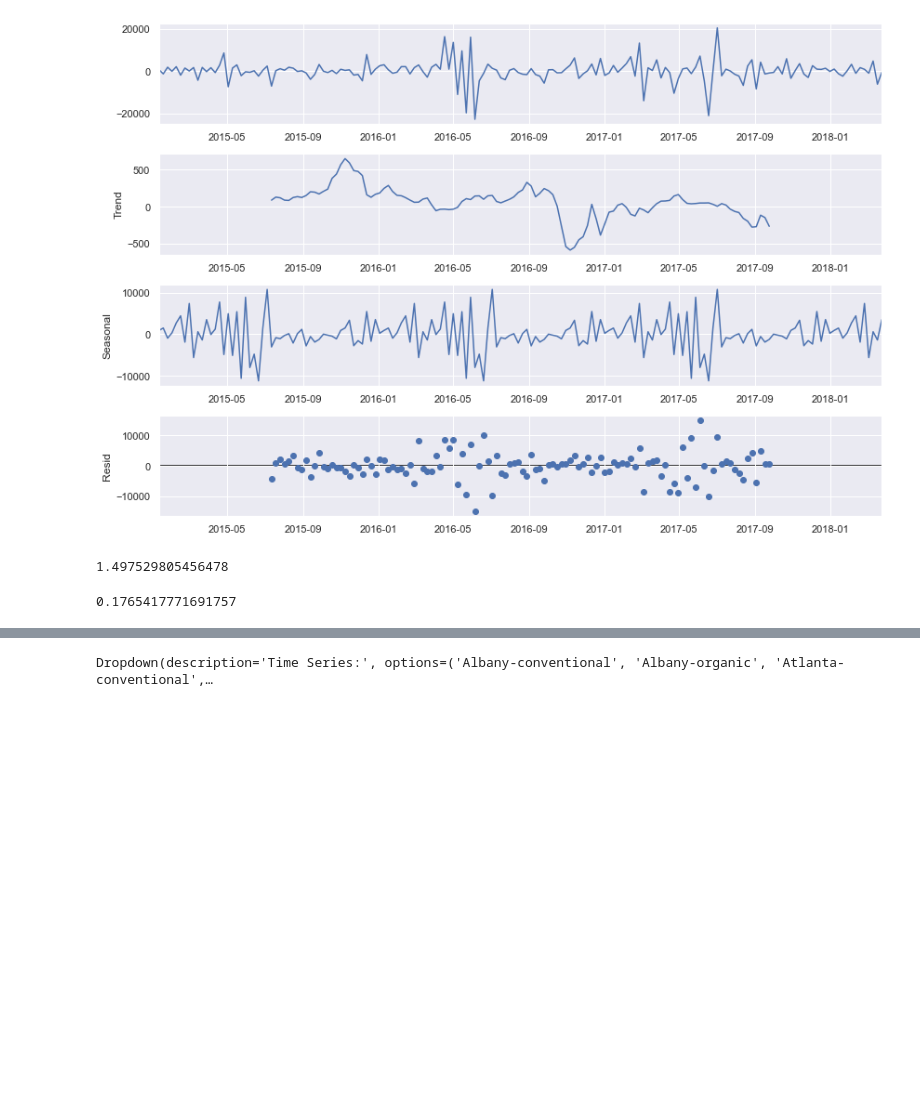
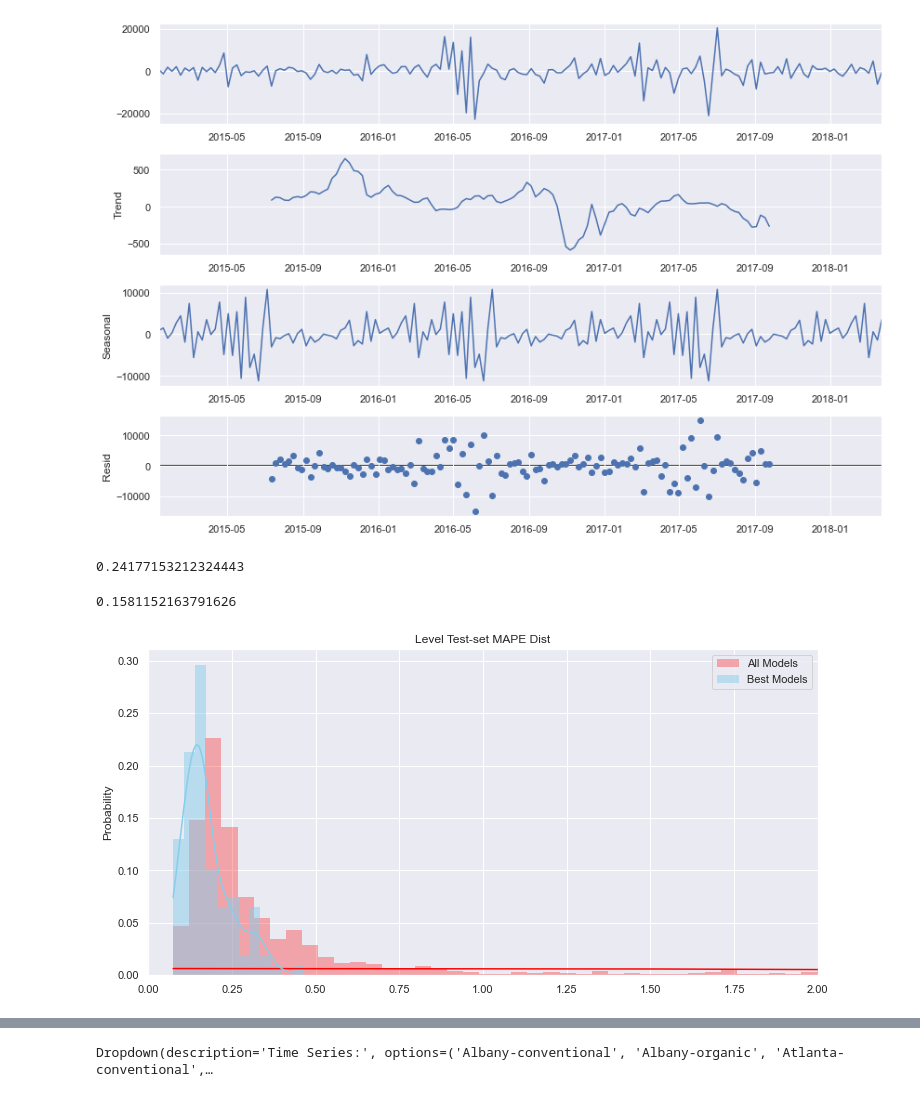
Before and after one commit to mikekeith52/scalecast, a Jupyter notebook: examples/avocados.ipynb, the cells around one changed output, grey strips where cells are left out. Cells and saved outputs as stored; diff of their text form; code cells hidden in the pictures; blank space fills up the shorter version.

```diff
--- a/examples/avocados.ipynb
+++ b/examples/avocados.ipynb
@@ -123,11 +129,22 @@ for k, f in avc.items():
 
 forecast_info.to_csv('avocado_model_summaries.csv',index=False)
 # %%
-forecast_info['LevelTestSetMAPE'].mean()
+forecast_info['LevelTestSetMAPE'].median()
 # %% [output]
-1.497529805456478
+0.24177153212324443
 # %%
-forecast_info.loc[forecast_info['best_model'] == True, 'LevelTestSetMAPE'].mean()
+forecast_info.loc[forecast_info['best_model'], 'LevelTestSetMAPE'].median()
 # %% [output]
-0.1765417771691757
+0.1581152163791626
+# %%
+sns.set(rc={'figure.figsize':(12,6)})
+sns.histplot(forecast_info['LevelTestSetMAPE'], color='red', label='All Models',alpha=.3,stat='probability',kde=True)
+sns.histplot(forecast_info.loc[forecast_info['best_model'], 'LevelTestSetMAPE'], color='skyblue', label='Best Models',stat='probability',kde=True)
+plt.xlabel('')
+plt.title('Level Test-set MAPE Dist')
+plt.legend()
+plt.xlim((0,2))
+plt.show()
+# %% [output]
+[figure, added]
 # %%
```
Also changed, not shown: parts of 7 cells of this notebook, 8 other files.
